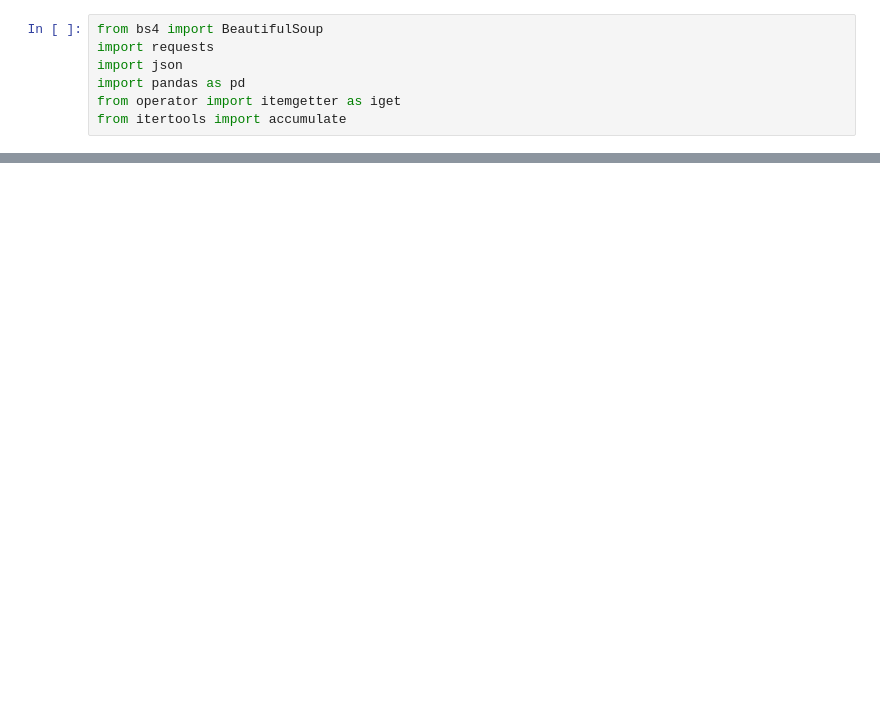
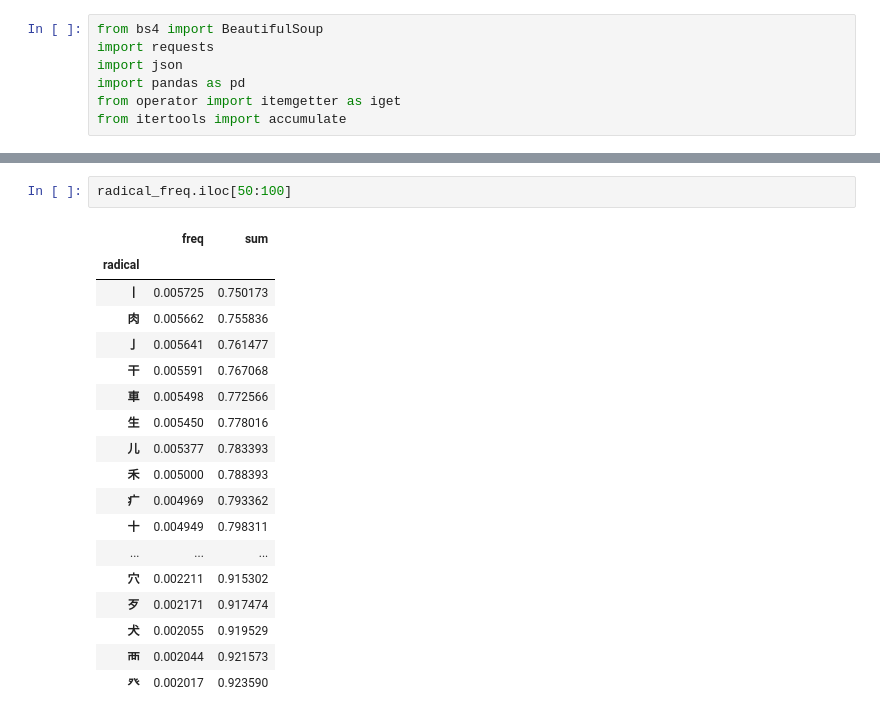
Before and after one commit to Arey125/JWL, a Jupyter notebook: Radicals/Notebook.ipynb, the cells around one changed output, grey strips where cells are left out. Cells and saved outputs as stored; diff of their text form; blank space fills up the shorter version.

```diff
--- a/Radicals/Notebook.ipynb
+++ b/Radicals/Notebook.ipynb
@@ -84,0 +89,21 @@ radical_freq.head(60)
+# %%
+radical_freq.iloc[50:100]
+# %% [output]
+|  | freq | sum |
+| radical |  |  |
+| 丨 | 0.005725 | 0.750173 |
+| 肉 | 0.005662 | 0.755836 |
+| 亅 | 0.005641 | 0.761477 |
+| 干 | 0.005591 | 0.767068 |
+| 車 | 0.005498 | 0.772566 |
+| 生 | 0.005450 | 0.778016 |
+| 儿 | 0.005377 | 0.783393 |
+| 禾 | 0.005000 | 0.788393 |
+| 疒 | 0.004969 | 0.793362 |
+| 十 | 0.004949 | 0.798311 |
+| ... | ... | ... |
+| 穴 | 0.002211 | 0.915302 |
+| 歹 | 0.002171 | 0.917474 |
+| 犬 | 0.002055 | 0.919529 |
+| 襾 | 0.002044 | 0.921573 |
+| 癶 | 0.002017 | 0.923590 |
```
Also changed, not shown: parts of 10 cells of this notebook.
